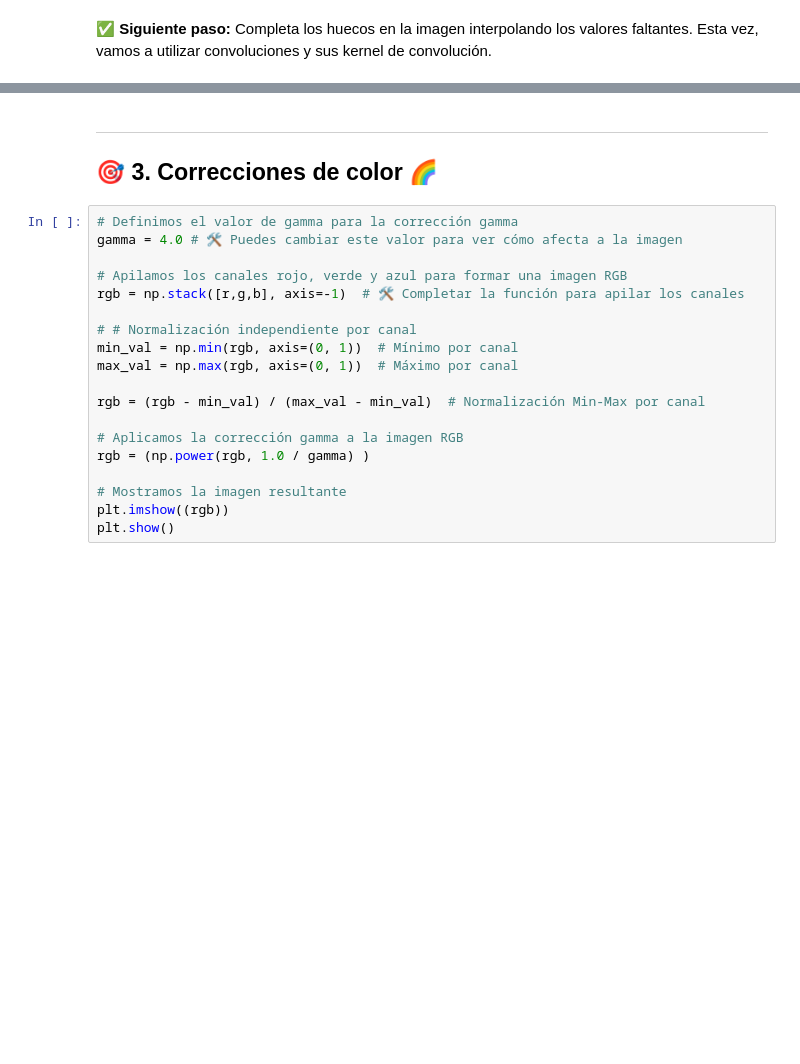
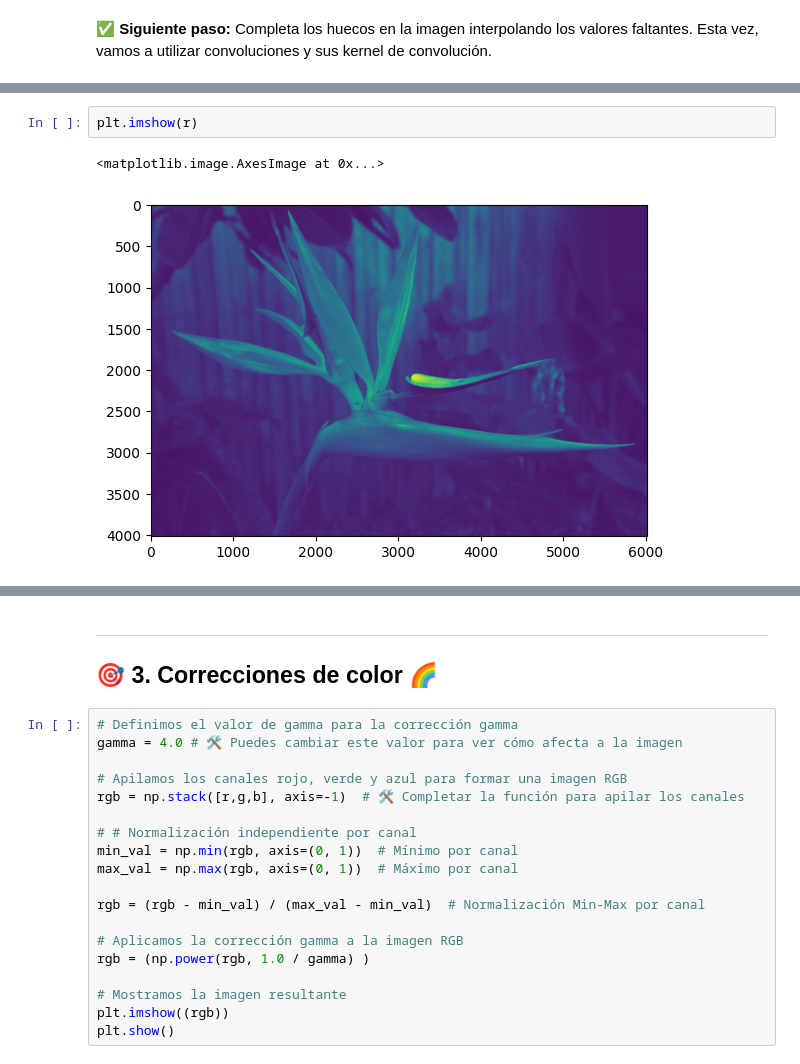
Before and after one commit to DiegoRodriguezcv/Hands-on-Computer-Vision, a Jupyter notebook: sesiones/sesion2/Sesion2_1_Demosaicking.ipynb, the cells around one changed output, grey strips where cells are left out. Saved outputs shown, nothing was run; the diff lists cells and outputs as text; blank space fills up the shorter version.

```diff
--- a/sesiones/sesion2/Sesion2_1_Demosaicking.ipynb
+++ b/sesiones/sesion2/Sesion2_1_Demosaicking.ipynb
@@ -227,0 +229,5 @@ plt.show()
+# %%
+plt.imshow(r)
+# %% [output]
+<matplotlib.image.AxesImage at 0x...>
+[figure, added]
```
Also changed, not shown: parts of 8 cells of this notebook.
